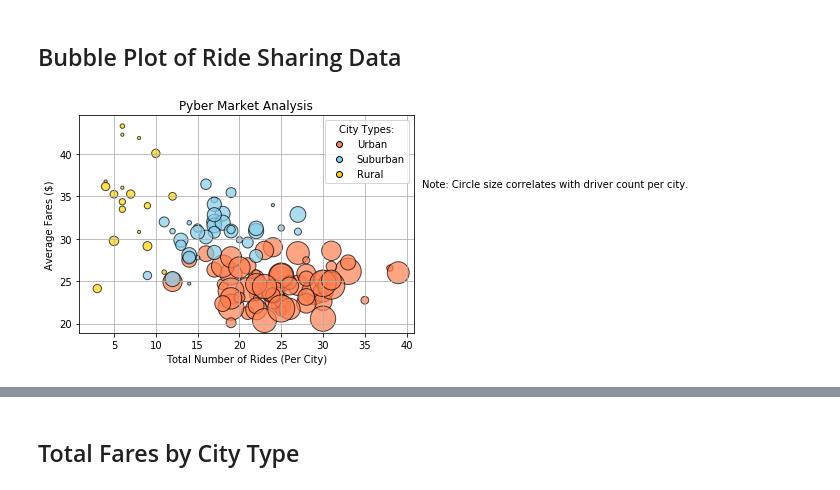
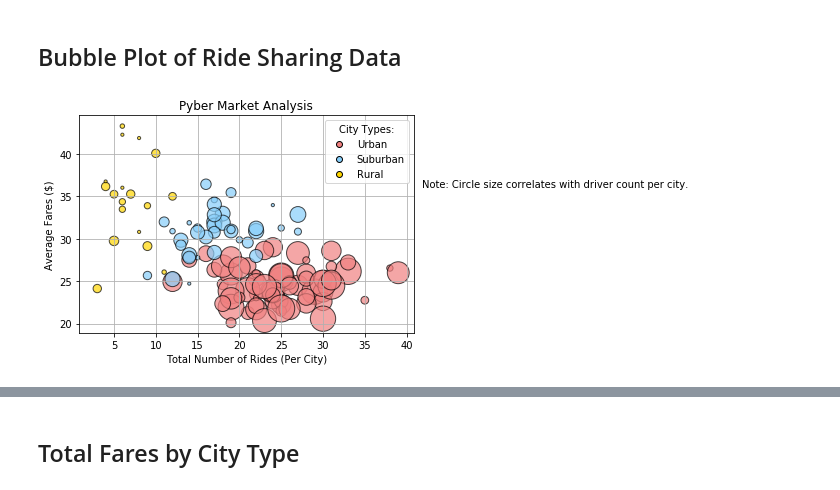
Before and after one commit to roricooper/matplotlib-data-challenge, a Jupyter notebook: pyber.ipynb, the cells around one changed output, grey strips where cells are left out. Drawn from its saved outputs; the diff is of its cells as text; code cells hidden in the pictures.

```diff
--- a/pyber.ipynb
+++ b/pyber.ipynb
@@ -57,38 +57,38 @@ ride_sharing_data = pd.DataFrame({"Number of Urban Rides"        :urban_ride_cou
                                   "Rural Average Fare"           :rural_avg_fare,
                                   "Suburban Average Fare"        :suburban_avg_fare,
                                   "Number of Urban Drivers"      :urban_driver_count,
-                                  "Number of Rural Drivers"      :urban_driver_count,
+                                  "Number of Rural Drivers"      :rural_driver_count,
                                   "Number of Suburban Drivers"   :suburban_driver_count})
-#ride_sharing_data.head()
+ride_sharing_data.head()
 
 # Build the scatter plots for each city types
-plt.scatter(x=urban_ride_count, y=urban_avg_fare, s = 10 * urban_driver_count, marker="o", color="coral", edgecolor = "black",
+plt.scatter(x=urban_ride_count, y=urban_avg_fare, s = 10 * urban_driver_count, marker="o", color="lightcoral", edgecolor = "black",
            alpha = 0.7, label='Urban')
 plt.scatter(x=rural_ride_count, y=rural_avg_fare, s = 10 * rural_driver_count, marker="o", color="gold", edgecolor = "black",
            alpha = 0.7, label='Rural')
-plt.scatter(x=suburban_ride_count, y=suburban_avg_fare, s = 10 * suburban_driver_count, marker="o", color="skyblue",
+plt.scatter(x=suburban_ride_count, y=suburban_avg_fare, s = 10 * suburban_driver_count, marker="o", color="lightskyblue",
             edgecolor = "black", alpha = 0.7, label='Suburban')
 
 #plt.show()
 # Incorporate the other graph properties
 plt.title('Pyber Market Analysis')
 plt.xlabel('Total Number of Rides (Per City)')
 plt.ylabel('Average Fares ($)')
 
 # Create a legend
-legendColors = {'Urban':'coral', 'Suburban':'skyblue', 'Rural':'gold'}
+legendColors = {'Urban':'lightcoral', 'Suburban':'lightskyblue', 'Rural':'gold'}
 markers = [plt.Line2D([0,0],[0,0],color=color, marker='o', linestyle='',markeredgecolor="black") for color in legendColors.values()]
 plt.legend(markers, legendColors.keys(), numpoints=1, title='City Types:', loc='best')
 
 # Incorporate a text label regarding circle size
 plt.figtext(.92, 0.63, 'Note: Circle size correlates with driver count per city.')
 plt.grid()
 
 
 # Save Figure
 fig1 = plt.gcf()
 plt.draw()
 plt.show()
 fig1.savefig("Pyber_Market_Analysis.png",dpi=100)
 # %% [output]
-[figure, old version]
+[figure, new version]
```
Also changed, not shown: parts of 11 cells of this notebook, 6 other files.
